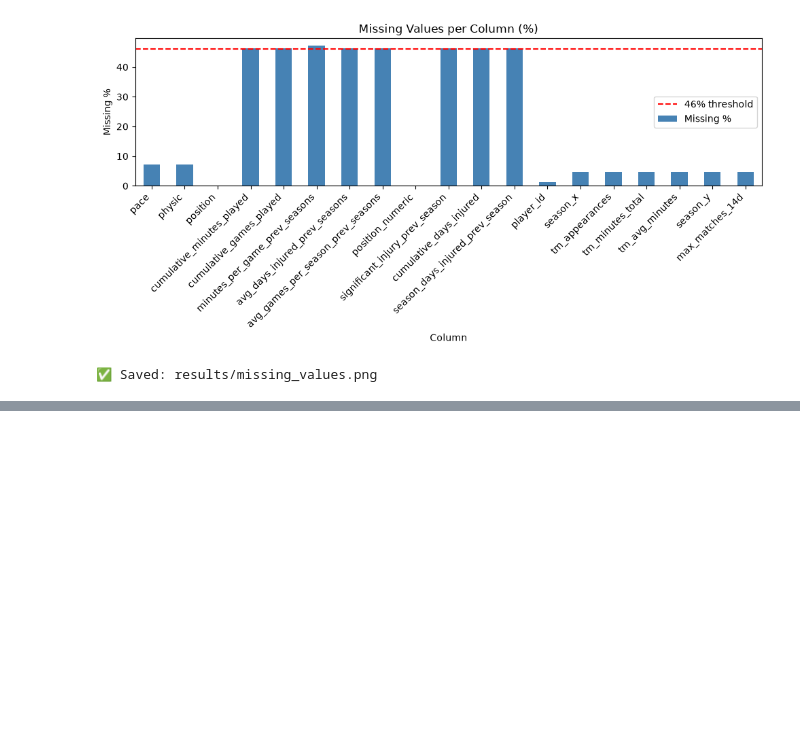
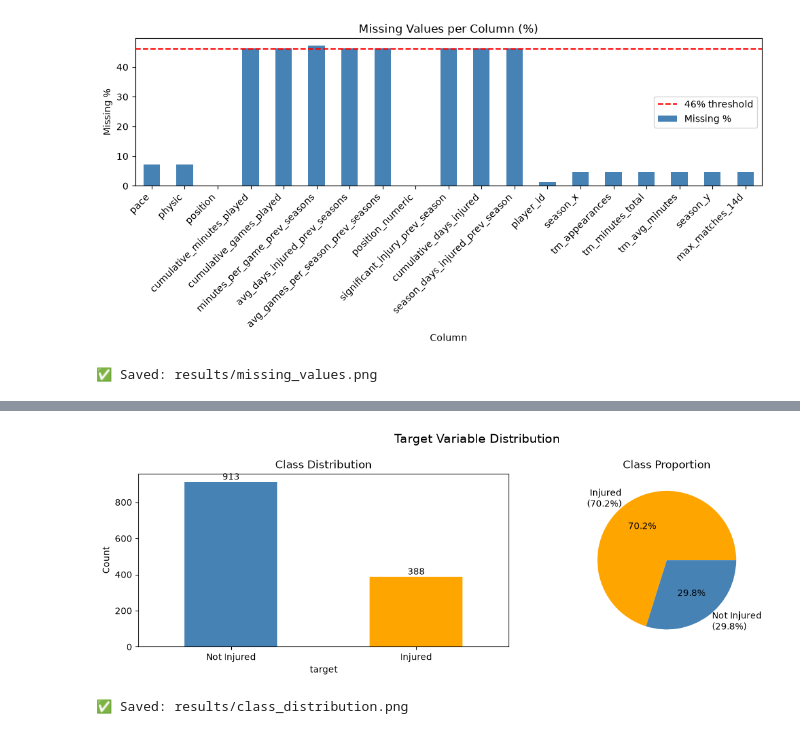
Before and after one commit to Jerrin-Jose/Bachelor-Thesis, a Jupyter notebook: thesis_pipeline.ipynb, the cells around one changed output, grey strips where cells are left out. Drawn from its saved outputs; the diff is of its cells as text; code cells hidden in the pictures; blank space fills up the shorter version.

```diff
--- a/thesis_pipeline.ipynb
+++ b/thesis_pipeline.ipynb
@@ -169,0 +228,18 @@ print("✅ Saved: results/missing_values.png")
+# %%
+# ============================================================
+# STEP 3 — TARGET VARIABLE
+# ============================================================
+
+# FIFA/UEFA severity classification (Ekstrand et al., 2011)
+# Severe injury = absence > 28 days
+
+INJURY_THRESHOLD = 28
+
+df['target'] = (df['season_days_injured'] >= INJURY_THRESHOLD).astype(int)
+
+print("Target Variable defined:")
+print(f"Threshold: >= {INJURY_THRESHOLD} days")
+print(f"\nClass distribution:")
+print(df['target'].value_counts())
+print(f"\nClass ratio:")
+print(df['target'].value_counts(normalize=True).round(3))
@@ -169,0 +261,32 @@ print("✅ Saved: results/missing_values.png")
+# %%
+# Visualize class distribution
+fig, axes = plt.subplots(1, 2, figsize=(12, 4))
+
+# Bar chart
+df['target'].value_counts().plot(
+    kind='bar',
+    ax=axes[0],
+    color=['steelblue', 'orange']
+)
+axes[0].set_title('Class Distribution')
+axes[0].set_xticklabels(['Not Injured', 'Injured'], rotation=0)
+axes[0].set_ylabel('Count')
+axes[0].bar_label(axes[0].containers[0])
+
+# Pie chart
+axes[1].pie(
+    df['target'].value_counts(),
+    labels=['Injured\n(70.2%)', 'Not Injured\n(29.8%)'],
+    colors=['orange', 'steelblue'],
+    autopct='%1.1f%%'
+)
+axes[1].set_title('Class Proportion')
+
+plt.suptitle('Target Variable Distribution', fontsize=14)
+plt.tight_layout()
+plt.savefig('results/class_distribution.png', dpi=150)
+plt.show()
+print("✅ Saved: results/class_distribution.png")
+# %% [output]
+[figure, added]
+✅ Saved: results/class_distribution.png
```
Also changed, not shown: parts of 3 cells of this notebook, 2 other files.
